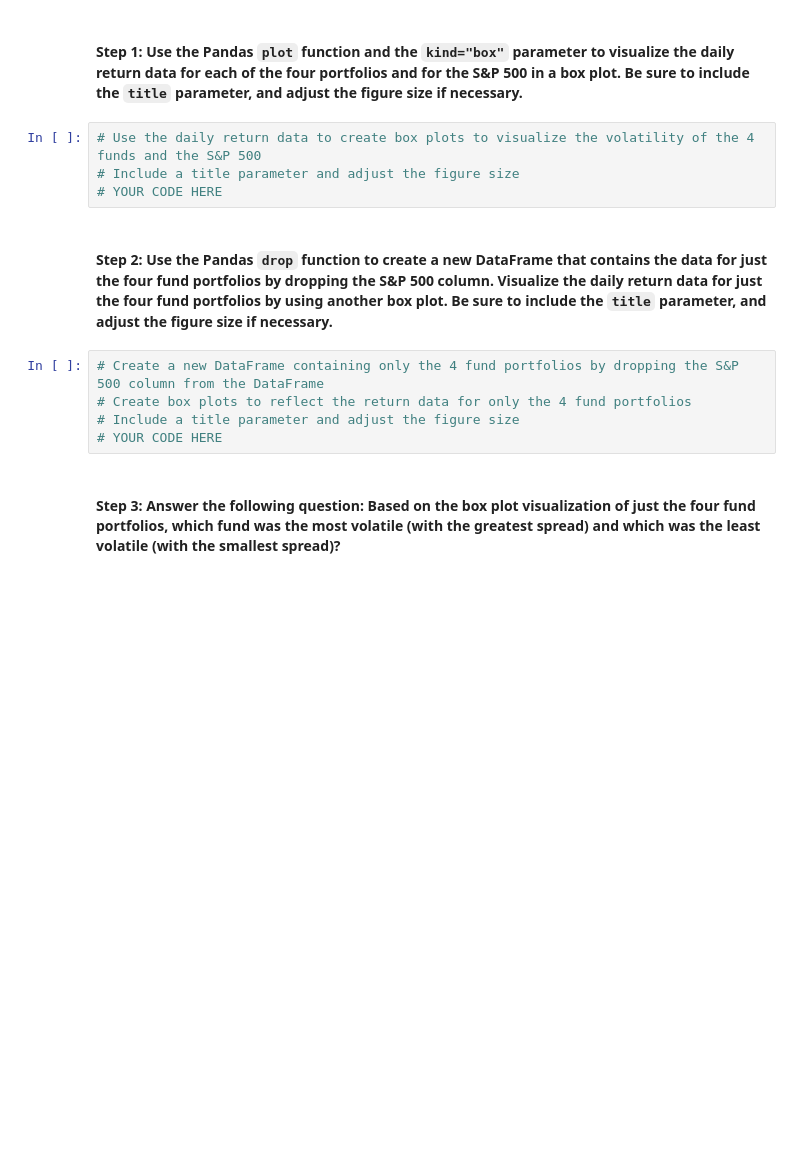
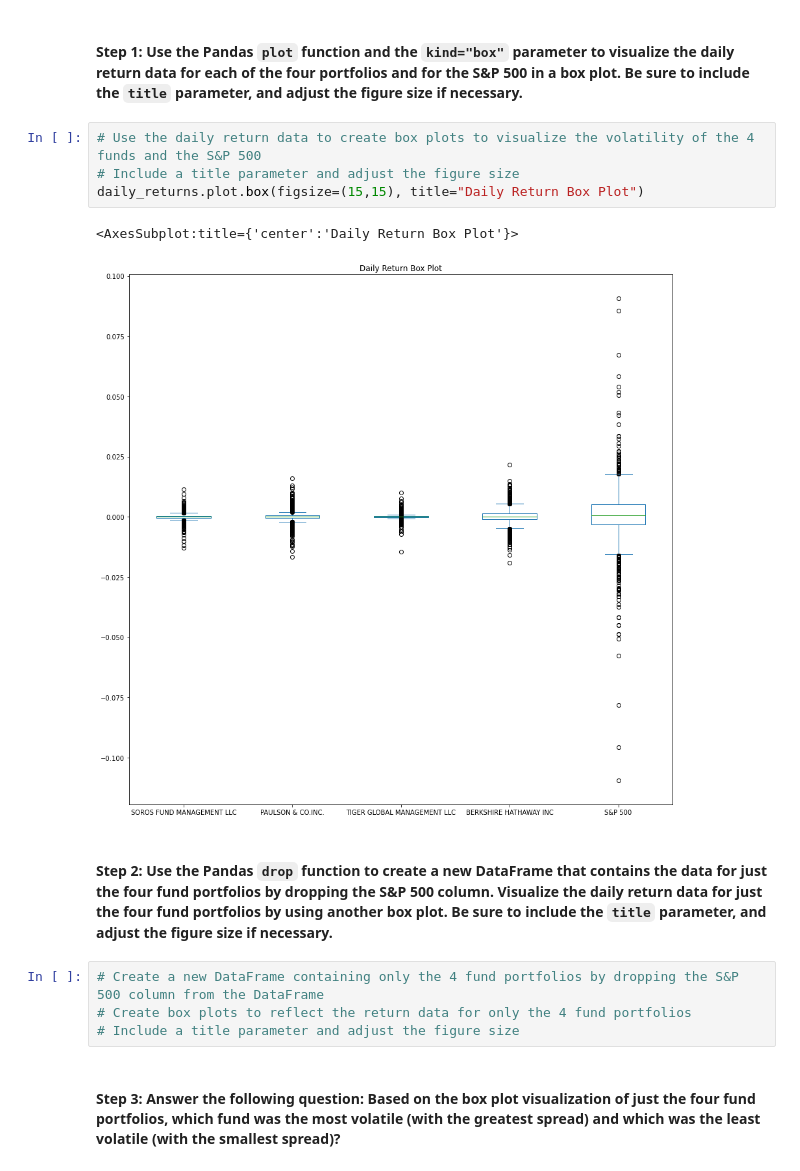
Before and after one commit to ALovettII/4-challenge, a Jupyter notebook: risk_return_analysis.ipynb, the cells around one changed output. Saved outputs shown, nothing was run; the diff lists cells and outputs as text; blank space fills up the shorter version.

```diff
--- a/risk_return_analysis.ipynb
+++ b/risk_return_analysis.ipynb
@@ -194,14 +217,16 @@ Analyze the volatility of each of the four fund portfolios and of the S&P 500 In
 # %%
 # Use the daily return data to create box plots to visualize the volatility of the 4 funds and the S&P 500
 # Include a title parameter and adjust the figure size
-# YOUR CODE HERE
+daily_returns.plot.box(figsize=(15,15), title="Daily Return Box Plot")
+# %% [output]
+<AxesSubplot:title={'center':'Daily Return Box Plot'}>
+[figure, added]
 # %% [markdown]
 #### Step 2: Use the Pandas `drop` function to create a new DataFrame that contains the data for just the four fund portfolios by dropping the S&P 500 column. Visualize the daily return data for just the four fund portfolios by using another box plot. Be sure to include the `title` parameter, and adjust the figure size if necessary.
 # %%
 # Create a new DataFrame containing only the 4 fund portfolios by dropping the S&P 500 column from the DataFrame
 # Create box plots to reflect the return data for only the 4 fund portfolios
 # Include a title parameter and adjust the figure size
-# YOUR CODE HERE
 # %% [markdown]
 #### Step 3: Answer the following question: Based on the box plot visualization of just the four fund portfolios, which fund was the most volatile (with the greatest spread) and which was the least volatile (with the smallest spread)?
 # %% [markdown]
```
Also changed, not shown: parts of 5 cells of this notebook.
